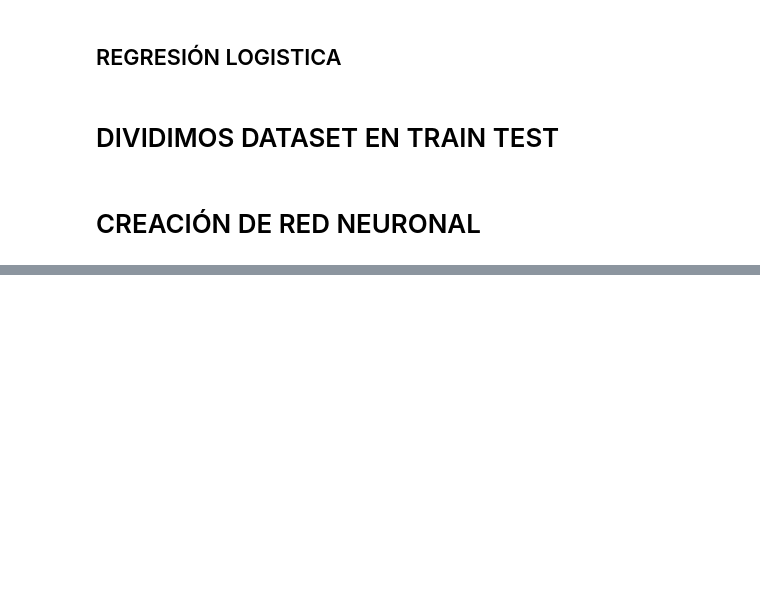
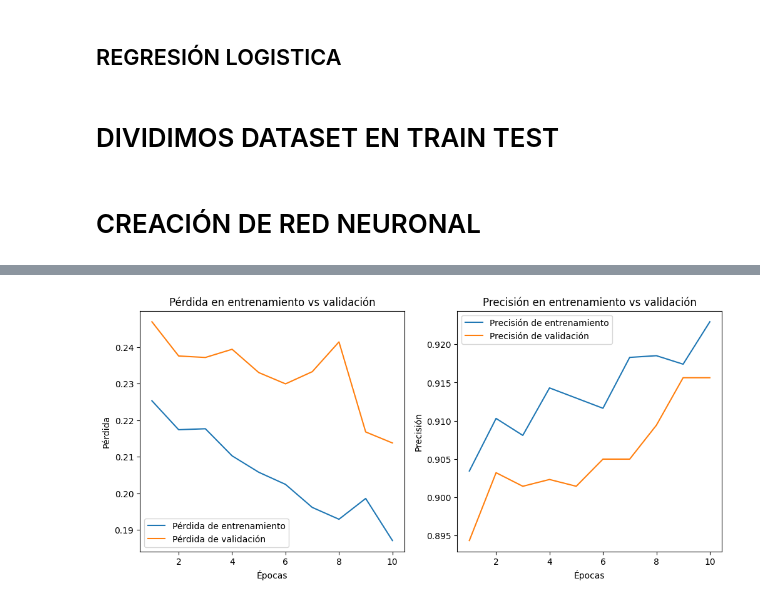
Before and after one commit to 12aptor/data-science-g4, a Jupyter notebook: dia2/ejercicio_ecomdata.ipynb, the cells around one changed output, grey strips where cells are left out. Saved outputs shown, nothing was run; the diff lists cells and outputs as text; code cells hidden in the pictures; blank space fills up the shorter version.

```diff
--- a/dia2/ejercicio_ecomdata.ipynb
+++ b/dia2/ejercicio_ecomdata.ipynb
@@ -143,0 +203,3 @@ X_test = scaler.transform(X_test)
+# %%
+history = red.fit(X_train, y_train, epochs=10, batch_size=128,
+                    validation_data=(X_test, y_test), verbose=1)
@@ -143,0 +227,29 @@ X_test = scaler.transform(X_test)
+# %%
+def plot_overfitting(history):
+    epochs = range(1, len(history.history['loss']) + 1)
+
+    plt.figure(figsize=(12, 5))
+
+    # Pérdida
+    plt.subplot(1, 2, 1)
+    plt.plot(epochs, history.history['loss'], label='Pérdida de entrenamiento')
+    plt.plot(epochs, history.history['val_loss'], label='Pérdida de validación')
+    plt.xlabel('Épocas')
+    plt.ylabel('Pérdida')
+    plt.legend()
+    plt.title('Pérdida en entrenamiento vs validación')
+
+    # Precisión
+    plt.subplot(1, 2, 2)
+    plt.plot(epochs, history.history['accuracy'], label='Precisión de entrenamiento')
+    plt.plot(epochs, history.history['val_accuracy'], label='Precisión de validación')
+    plt.xlabel('Épocas')
+    plt.ylabel('Precisión')
+    plt.legend()
+    plt.title('Precisión en entrenamiento vs validación')
+
+    plt.show()
+# %%
+plot_overfitting(history)
+# %% [output]
+[figure, added]
```
Also changed, not shown: parts of 6 cells of this notebook.
